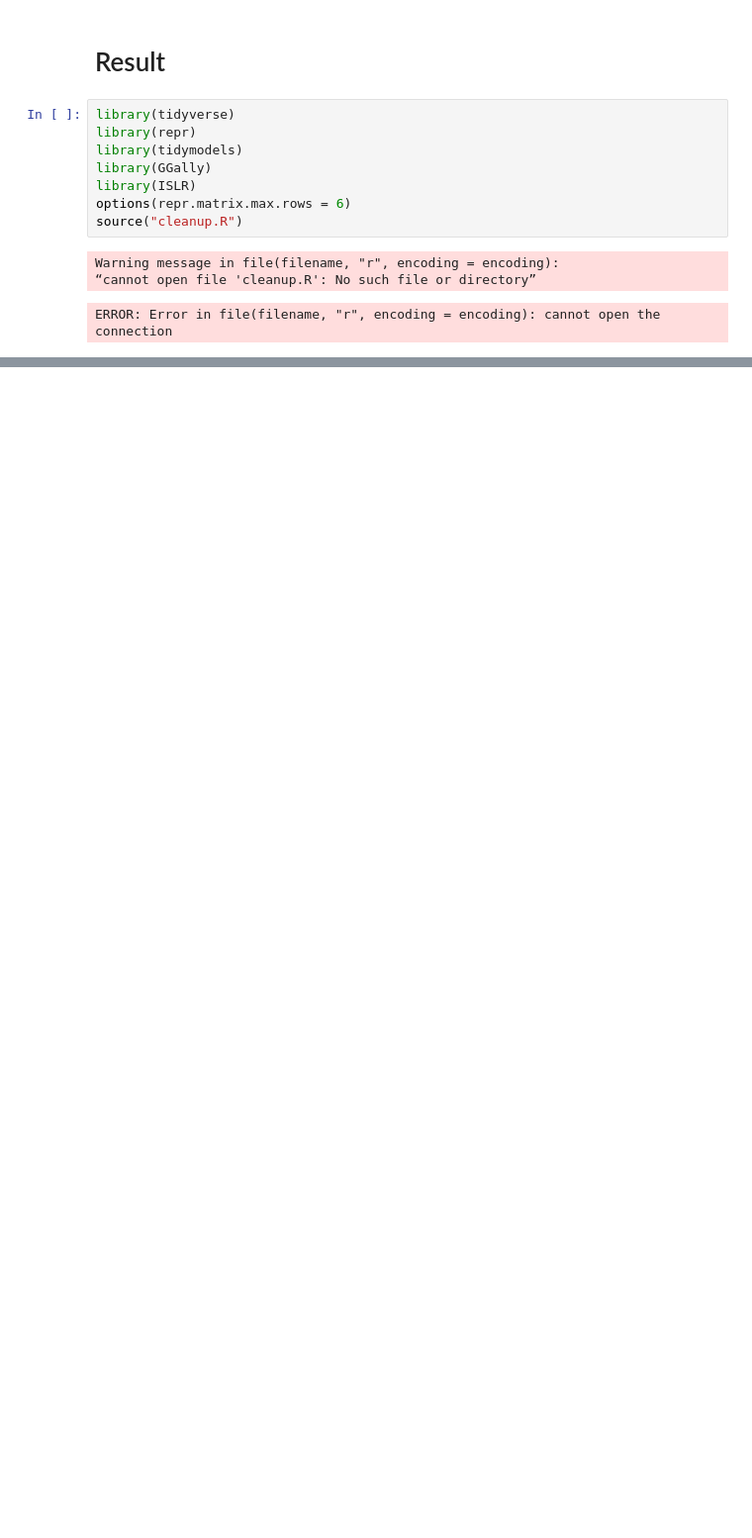
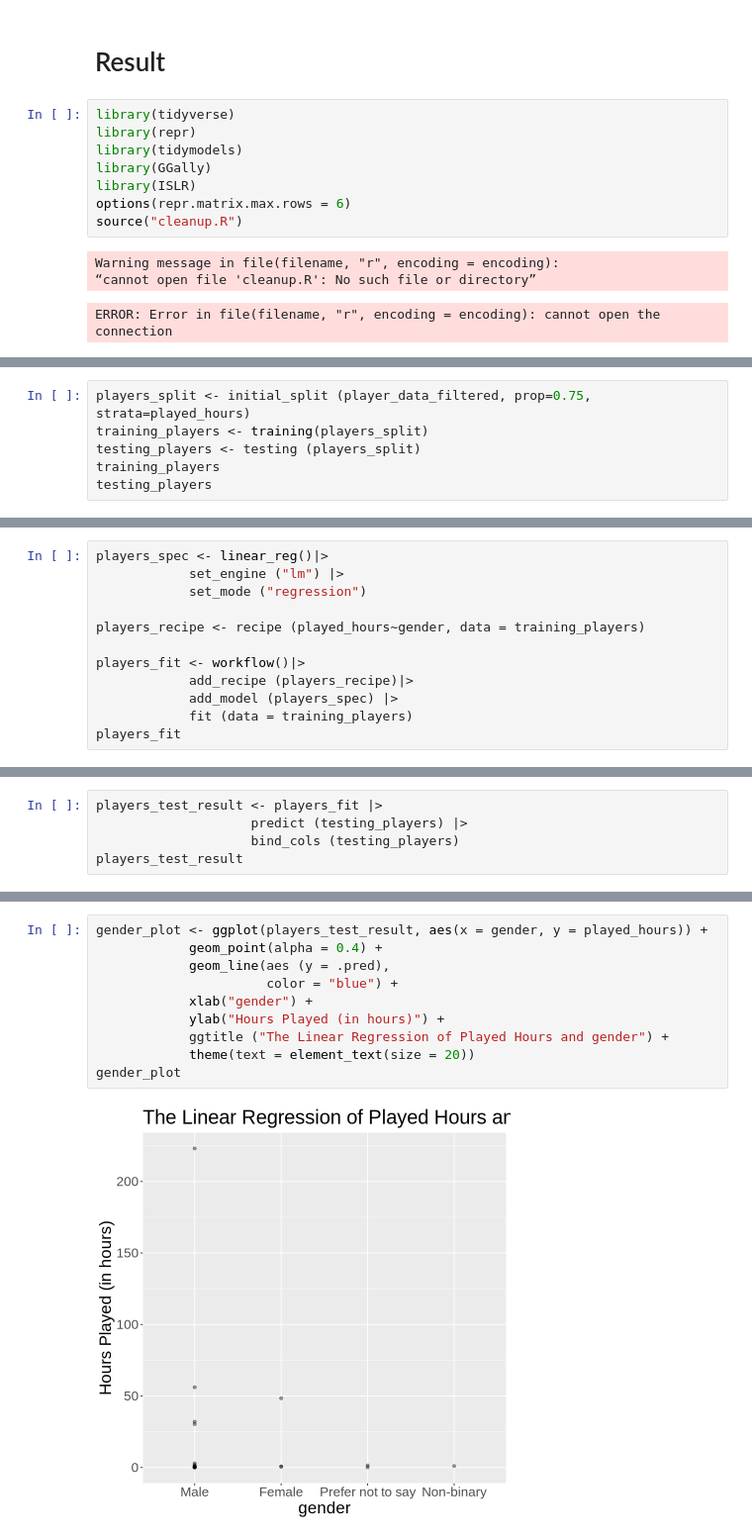
Before and after one commit to suzym2/Final-DSCI-Project, a Jupyter notebook: Kezia.ipynb, the cells around one changed output, grey strips where cells are left out. Shown: that part at 99% size. Saved outputs shown, nothing was run; the diff lists cells and outputs as text; blank space fills up the shorter version.

```diff
--- a/Kezia.ipynb
+++ b/Kezia.ipynb
@@ -168,0 +160,6 @@ In the graph above, the regression line is going downward, indicating as the age
+# %%
+players_split <- initial_split (player_data_filtered, prop=0.75, strata=played_hours)
+training_players <- training(players_split)
+testing_players <- testing (players_split)
+training_players
+testing_players
@@ -168,0 +187,12 @@ In the graph above, the regression line is going downward, indicating as the age
+# %%
+players_spec <- linear_reg()|>
+            set_engine ("lm") |>
+            set_mode ("regression")
+
+players_recipe <- recipe (played_hours~gender, data = training_players)
+
+players_fit <- workflow()|>
+            add_recipe (players_recipe)|>
+            add_model (players_spec) |>
+            fit (data = training_players)
+players_fit
@@ -168,0 +217,5 @@ In the graph above, the regression line is going downward, indicating as the age
+# %%
+players_test_result <- players_fit |>
+                    predict (testing_players) |>
+                    bind_cols (testing_players)
+players_test_result
@@ -168,0 +233,12 @@ In the graph above, the regression line is going downward, indicating as the age
+# %%
+gender_plot <- ggplot(players_test_result, aes(x = gender, y = played_hours)) +
+            geom_point(alpha = 0.4) +
+            geom_line(aes (y = .pred),
+                      color = "blue") +
+            xlab("gender") +
+            ylab("Hours Played (in hours)") +
+            ggtitle ("The Linear Regression of Played Hours and gender") +
+            theme(text = element_text(size = 20))
+gender_plot
+# %% [output]
+[figure, added]
```
Also changed, not shown: parts of 13 cells of this notebook.
